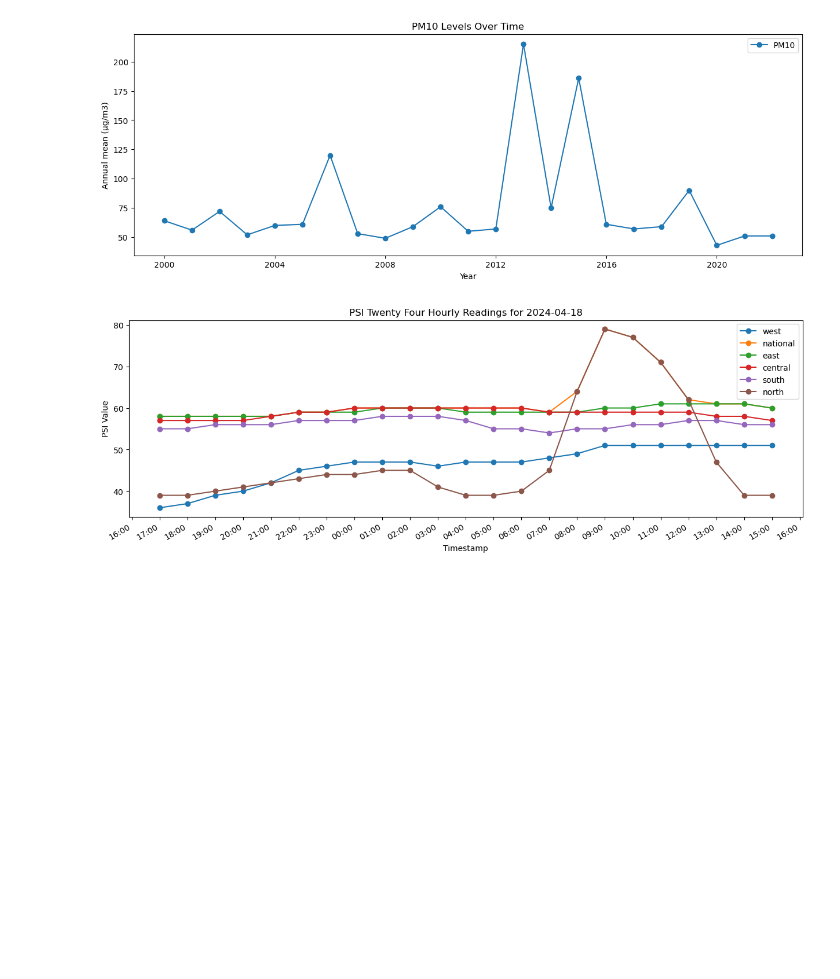
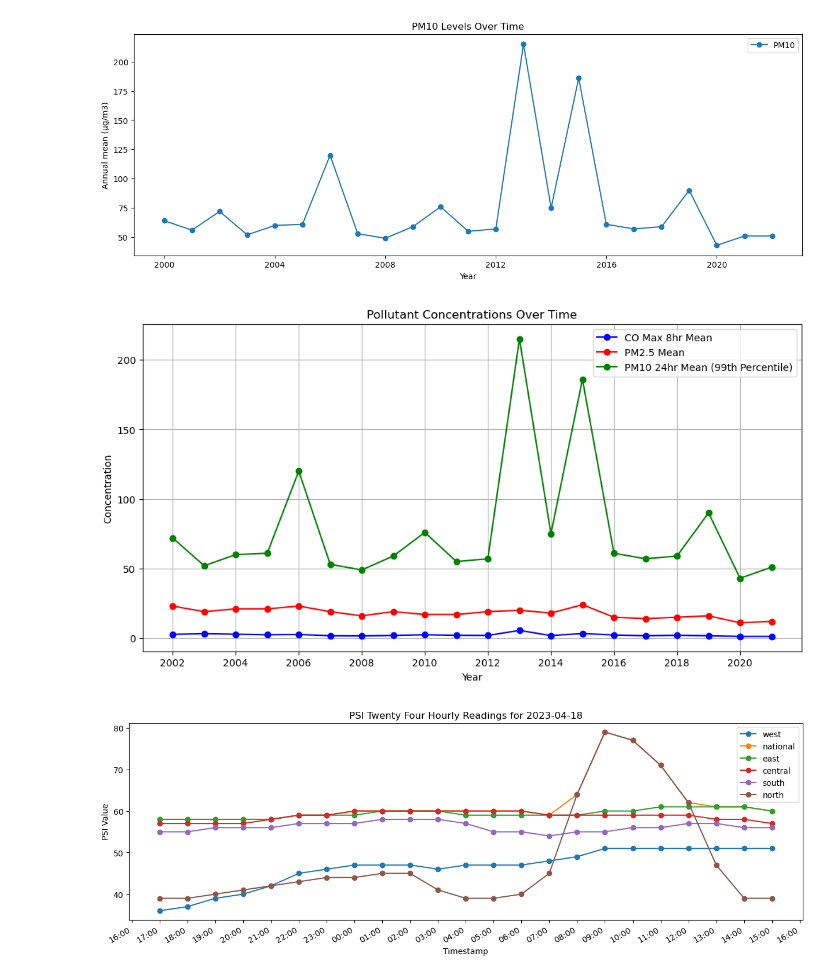
Before and after one commit to thetruthkenhurt/climate-research, a Jupyter notebook: notebooks/Climate Change Analysis - Pollution visualization.ipynb, the cells around one changed output. Cells and saved outputs as stored; diff of their text form; code cells hidden in the pictures; blank space fills up the shorter version.

Commit message:
Added a combined pollution chart for pm2.5,pm10, CO levels and date in PSI chart header should now display correctly according to date queried

```diff
--- a/notebooks/Climate Change Analysis - Pollution visualization.ipynb
+++ b/notebooks/Climate Change Analysis - Pollution visualization.ipynb
@@ -1,4 +1,5 @@
 # %%
+# Import required libraries
 import pandas as pd
 import json
 import matplotlib.pyplot as plt
@@ -19,9 +20,11 @@ pm10_df = preprocess_csv(r'C:\Users\Ken\Documents\Code Projects\Data_ML_Projects
 
 
 
-# Example of merging dataframes
+# Merging dataframes
 # Assuming all dataframes have a common 'Date' column
-# and you want to combine them into a single dataframe
-combined_df = co_df.merge(pm25_df, on='year', how='left').merge(pm10_df, on='year', how='left')
+# and you want to combine them into a single dataframe for comparison purposes
+combined_df = co_df.merge(pm25_df, on='year').merge(pm10_df, on='year')
+combined_df['year'] = pd.to_datetime(combined_df['year'], format='%Y')  # Adjust format as needed
+combined_df.set_index('year', inplace=True)
 
 # Now, combined_df is ready for further analysis or visualization.
@@ -145,6 +117,36 @@ plot_pollutant(pm10_df, 'PM10', 'pm10_24hour_mean_99th_per')
 [figure]
 [figure]
 [figure]
+# %%
+# Function to plot combined pollutant data for PM2.5,PM10 & CO levels
+def plot_combined_pollutants(df):
+    plt.figure(figsize=(12, 6))
+
+    # Assuming 'year' is converted to datetime and set as index
+    # Plot each pollutant with a different color and label
+    plt.plot(df.index, df['co_max_8hour_mean'], marker='o', color='blue', label='CO Max 8hr Mean')
+    plt.plot(df.index, df['pm2.5_mean'], marker='o', color='red', label='PM2.5 Mean')
+    plt.plot(df.index, df['pm10_24hour_mean_99th_per'], marker='o', color='green', label='PM10 24hr Mean (99th Percentile)')
+
+    # Adding labels and title
+    plt.xlabel('Year')
+    plt.ylabel('Concentration')
+    plt.title('Pollutant Concentrations Over Time')
+
+    # Add a legend
+    plt.legend()
+
+    # add grid for better readability
+    plt.grid(True)
+
+    # Show the plot
+    plt.show()
+
+# Now call the function with the combined dataframe
+
+plot_combined_pollutants(combined_df)
+# %% [output]
+[figure, added]
 # %%
 # Main flow invoking function to retrieve data from API
 
```
Also changed, not shown: parts of 3 cells of this notebook.
